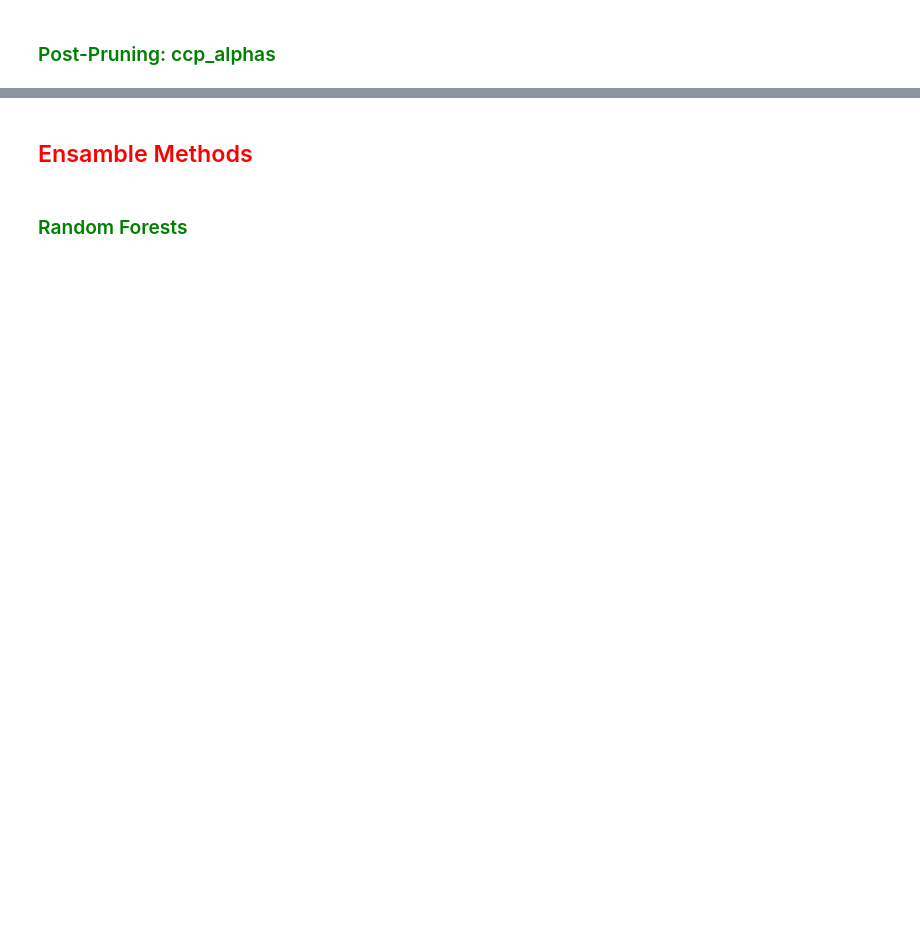
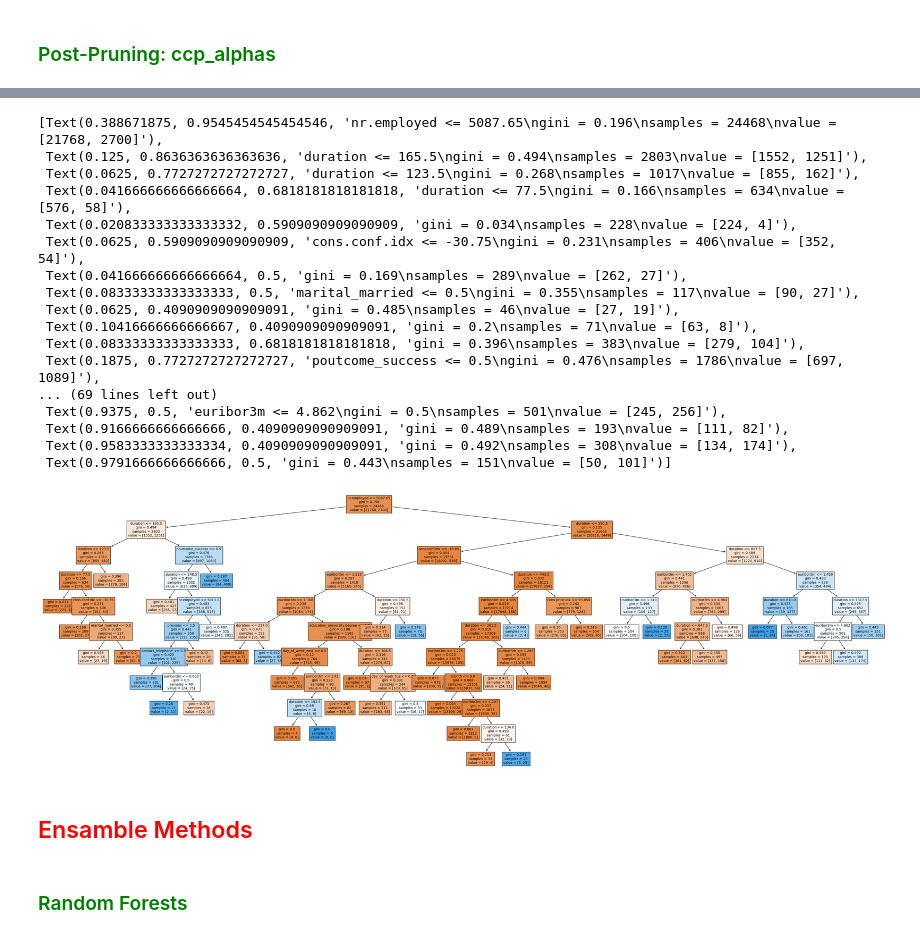
Before and after one commit to alibrizz/bdmn_exam_group3, a Jupyter notebook: Final Project_ MAIN.ipynb, the cells around one changed output, grey strips where cells are left out. Cells and saved outputs as stored; diff of their text form; code cells hidden in the pictures; blank space fills up the shorter version.

```diff
--- a/Final Project_ MAIN.ipynb
+++ b/Final Project_ MAIN.ipynb
@@ -788,9 +946,28 @@ print("The score of the validation set is: ", best_posttree_model.score(X_val, y
 # %%
-plt.figure(figsize=(60,15))
+plt.figure(figsize=(45,15))
 tree.plot_tree(best_posttree_model,
                feature_names=list(X_train.columns),
                filled=True,
                fontsize=10)
+# %% [output]
+[Text(0.388671875, 0.9545454545454546, 'nr.employed <= 5087.65\ngini = 0.196\nsamples = 24468\nvalue = [21768, 2700]'),
+ Text(0.125, 0.8636363636363636, 'duration <= 165.5\ngini = 0.494\nsamples = 2803\nvalue = [1552, 1251]'),
+ Text(0.0625, 0.7727272727272727, 'duration <= 123.5\ngini = 0.268\nsamples = 1017\nvalue = [855, 162]'),
+ Text(0.041666666666666664, 0.6818181818181818, 'duration <= 77.5\ngini = 0.166\nsamples = 634\nvalue = [576, 58]'),
+ Text(0.020833333333333332, 0.5909090909090909, 'gini = 0.034\nsamples = 228\nvalue = [224, 4]'),
+ Text(0.0625, 0.5909090909090909, 'cons.conf.idx <= -30.75\ngini = 0.231\nsamples = 406\nvalue = [352, 54]'),
+ Text(0.041666666666666664, 0.5, 'gini = 0.169\nsamples = 289\nvalue = [262, 27]'),
+ Text(0.08333333333333333, 0.5, 'marital_married <= 0.5\ngini = 0.355\nsamples = 117\nvalue = [90, 27]'),
+ Text(0.0625, 0.4090909090909091, 'gini = 0.485\nsamples = 46\nvalue = [27, 19]'),
+ Text(0.10416666666666667, 0.4090909090909091, 'gini = 0.2\nsamples = 71\nvalue = [63, 8]'),
+ Text(0.08333333333333333, 0.6818181818181818, 'gini = 0.396\nsamples = 383\nvalue = [279, 104]'),
+ Text(0.1875, 0.7727272727272727, 'poutcome_success <= 0.5\ngini = 0.476\nsamples = 1786\nvalue = [697, 1089]'),
+... (69 lines left out)
+ Text(0.9375, 0.5, 'euribor3m <= 4.862\ngini = 0.5\nsamples = 501\nvalue = [245, 256]'),
+ Text(0.9166666666666666, 0.4090909090909091, 'gini = 0.489\nsamples = 193\nvalue = [111, 82]'),
+ Text(0.9583333333333334, 0.4090909090909091, 'gini = 0.492\nsamples = 308\nvalue = [134, 174]'),
+ Text(0.9791666666666666, 0.5, 'gini = 0.443\nsamples = 151\nvalue = [50, 101]')]
+[figure, added]
 # %% [markdown]
 <h2 style="color:red;">Ensamble Methods</h2>
 # %% [markdown]
```
Also changed, not shown: parts of 46 cells of this notebook.
